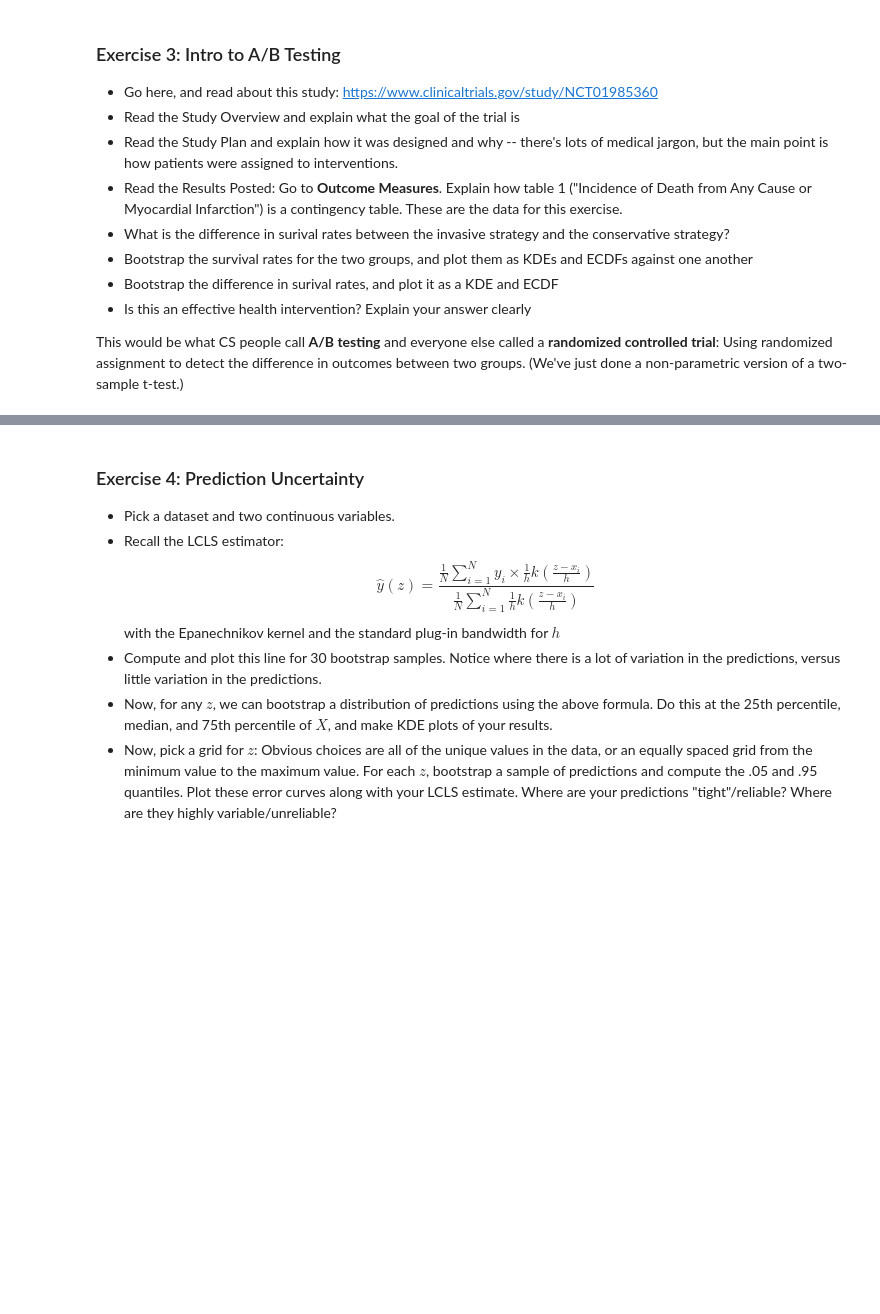
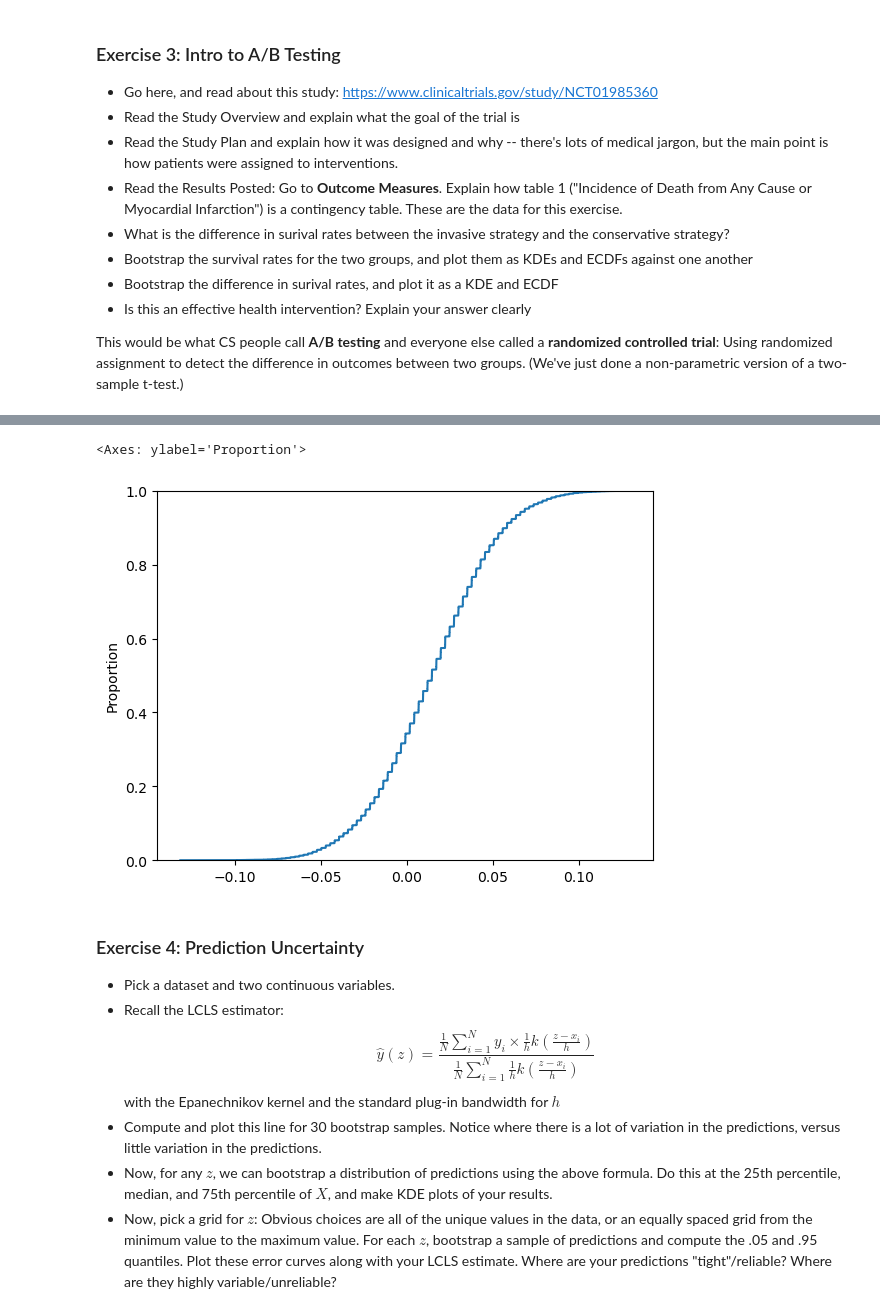
Before and after one commit to jack-joy/understanding_uncertainty_assignments, a Jupyter notebook: assignment_4.ipynb, the cells around one changed output, grey strips where cells are left out. Saved outputs shown, nothing was run; the diff lists cells and outputs as text; code cells hidden in the pictures; blank space fills up the shorter version.

```diff
--- a/assignment_4.ipynb
+++ b/assignment_4.ipynb
@@ -181,3 +319,8 @@ This would be what CS people call **A/B testing** and everyone else called a **r
+# %%
+sns.ecdfplot(differences)
+# %% [output]
+<Axes: ylabel='Proportion'>
+[figure, added]
 # %% [markdown]
 ### Exercise 4: Prediction Uncertainty
 - Pick a dataset and two continuous variables.
```
Also changed, not shown: parts of 7 cells of this notebook.
